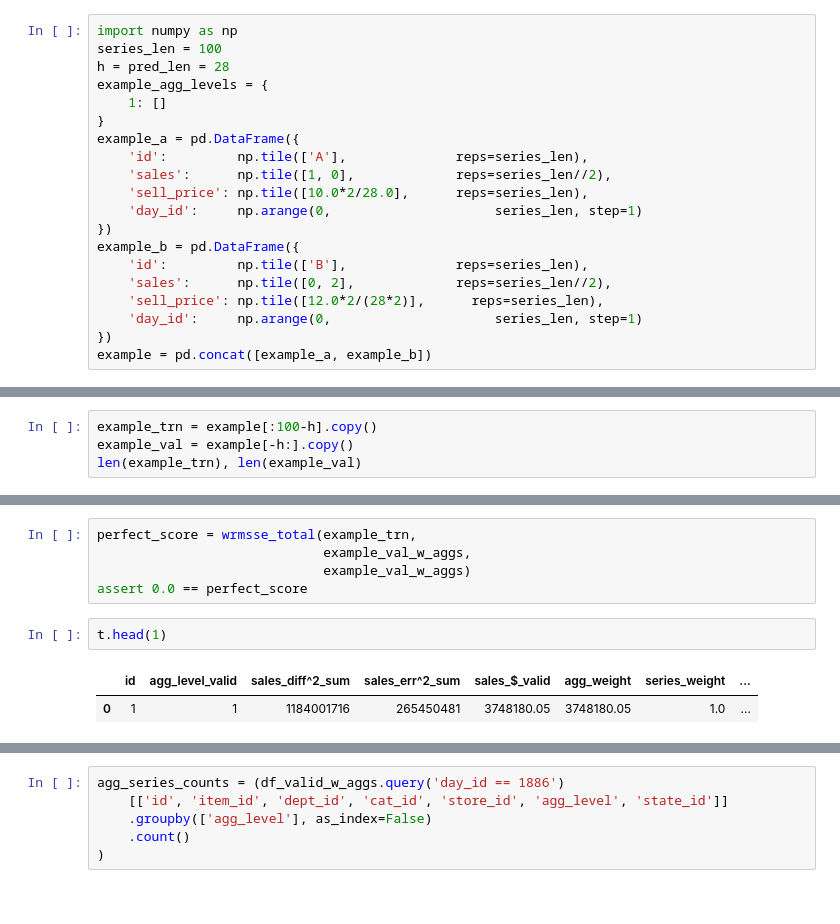
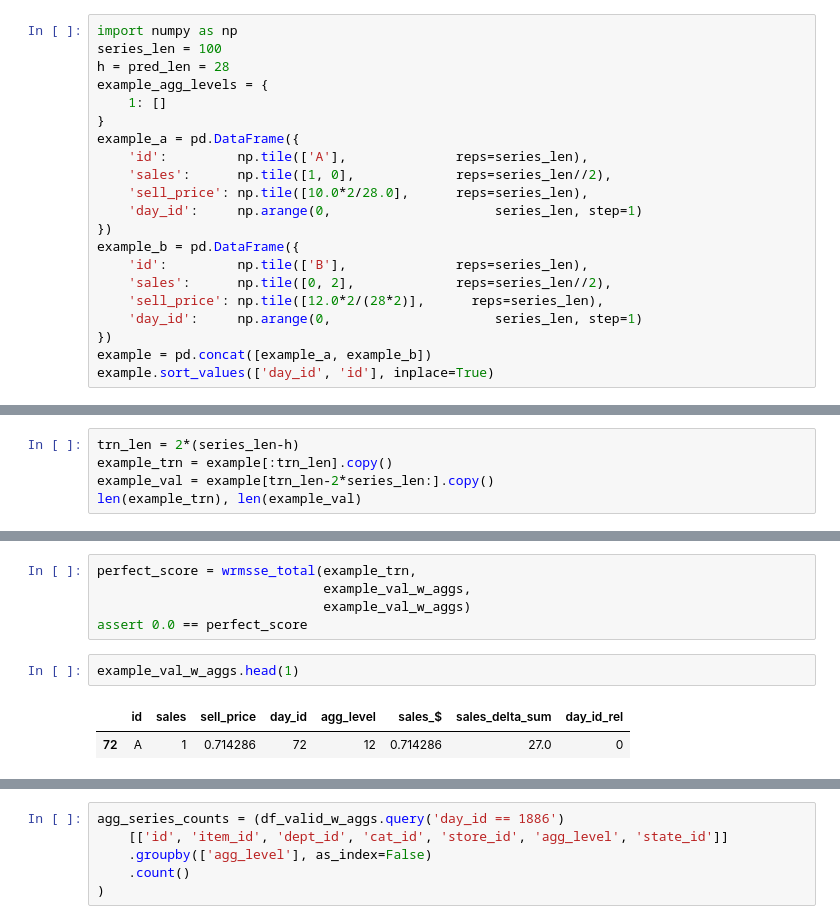
Before and after one commit to cluePrints/data-sci-fience, a Jupyter notebook: m5-forecasting-accuracy/0200. Model - Naive.ipynb, the cells around one changed output, grey strips where cells are left out. Cells and saved outputs as stored; diff of their text form.

Commit message:
Inverse sales training example

```diff
--- a/m5-forecasting-accuracy/0200. Model - Naive.ipynb
+++ b/m5-forecasting-accuracy/0200. Model - Naive.ipynb
@@ -286,6 +288,7 @@ example_b = pd.DataFrame({
     'day_id':     np.arange(0,                     series_len, step=1)
 })
 example = pd.concat([example_a, example_b])
+example.sort_values(['day_id', 'id'], inplace=True)
 # %%
 (example
     .eval('sales_d = sell_price*sales')
@@ -302,5 +312,6 @@ example = pd.concat([example_a, example_b])
 # %%
-example_trn = example[:100-h].copy()
-example_val = example[-h:].copy()
+trn_len = 2*(series_len-h)
+example_trn = example[:trn_len].copy()
+example_val = example[trn_len-2*series_len:].copy()
 len(example_trn), len(example_val)
 # %% [output]
@@ -313,7 +339,7 @@ perfect_score = wrmsse_total(example_trn,
                              example_val_w_aggs)
 assert 0.0 == perfect_score
 # %%
-t.head(1)
+example_val_w_aggs.head(1)
 # %% [output]
-|  | id | agg_level_valid | sales_diff^2_sum | sales_err^2_sum | sales_$_valid | agg_weight | series_weight | ... |
-| 0 | 1 | 1 | 1184001716 | 265450481 | 3748180.05 | 3748180.05 | 1.0 | ... |
+|  | id | sales | sell_price | day_id | agg_level | sales_$ | sales_delta_sum | day_id_rel |
+| 72 | A | 1 | 0.714286 | 72 | 12 | 0.714286 | 27.0 | 0 |
```
Also changed, not shown: parts of 10 cells of this notebook.
